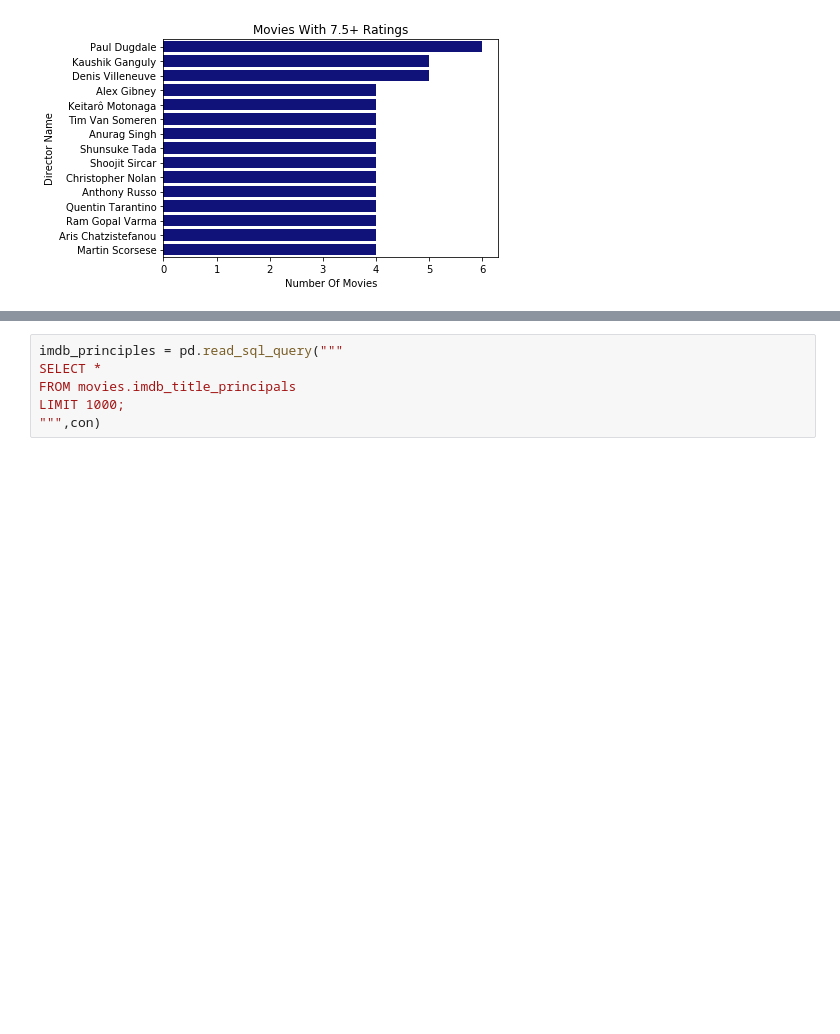
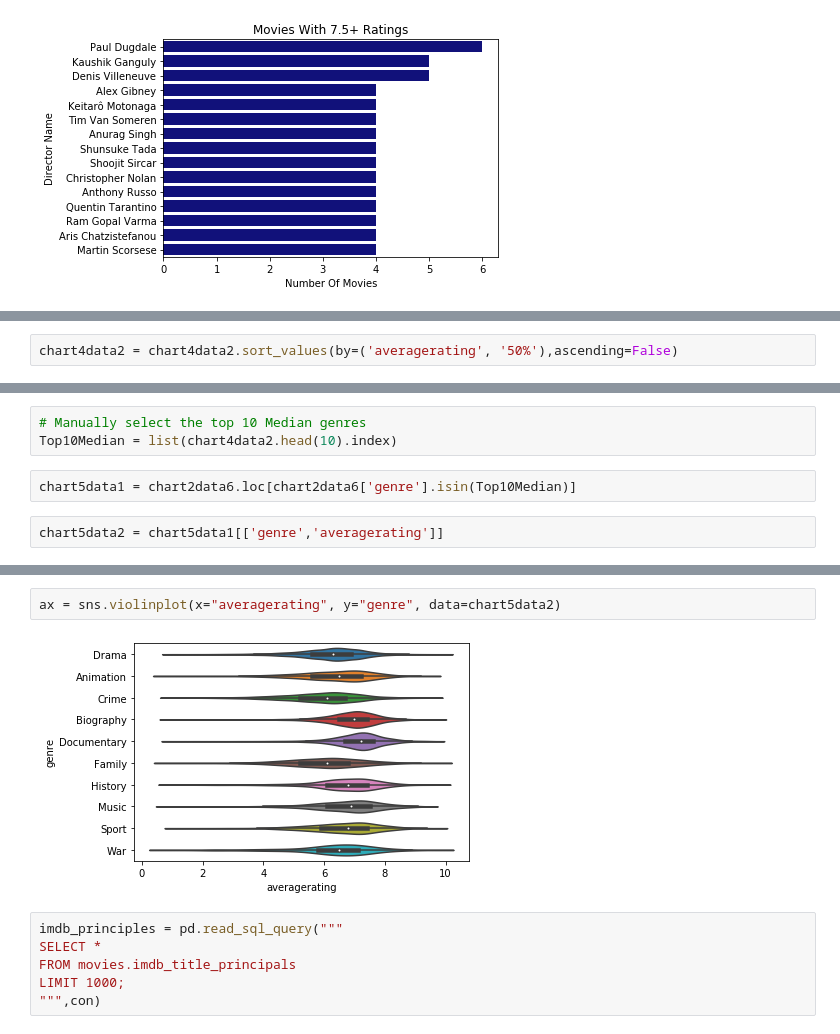
Before and after one commit to pvtsai/CXPT, a Jupyter notebook: imdb_directors_ratings_Cong.ipynb, the cells around one changed output, grey strips where cells are left out. Saved outputs shown, nothing was run; the diff lists cells and outputs as text; blank space fills up the shorter version.

```diff
--- a/imdb_directors_ratings_Cong.ipynb
+++ b/imdb_directors_ratings_Cong.ipynb
@@ -161,0 +286,2 @@ Text(0.5, 1.0, 'Movies With 7.5+ Ratings')
+# %%
+chart4data2 = chart4data2.sort_values(by=('averagerating', '50%'),ascending=False)
@@ -161,0 +294,7 @@ Text(0.5, 1.0, 'Movies With 7.5+ Ratings')
+# %%
+# Manually select the top 10 Median genres
+Top10Median = list(chart4data2.head(10).index)
+# %%
+chart5data1 = chart2data6.loc[chart2data6['genre'].isin(Top10Median)]
+# %%
+chart5data2 = chart5data1[['genre','averagerating']]
@@ -162,3 +317,7 @@ Text(0.5, 1.0, 'Movies With 7.5+ Ratings')
+# %%
+ax = sns.violinplot(x="averagerating", y="genre", data=chart5data2)
+# %% [output]
+[figure, added]
 # %%
 imdb_principles = pd.read_sql_query("""
 SELECT *
```
Also changed, not shown: parts of 52 cells of this notebook.
